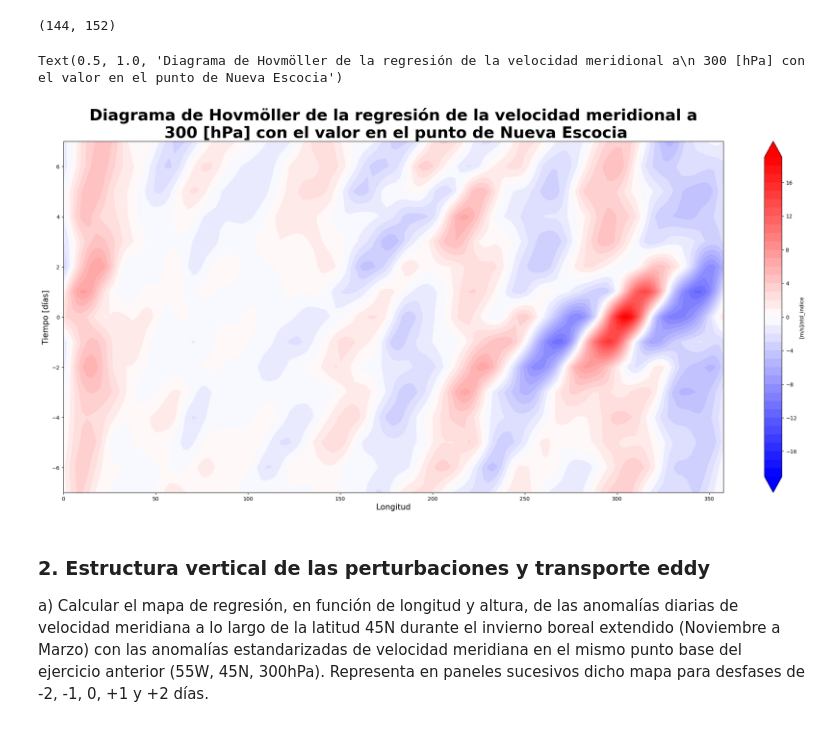
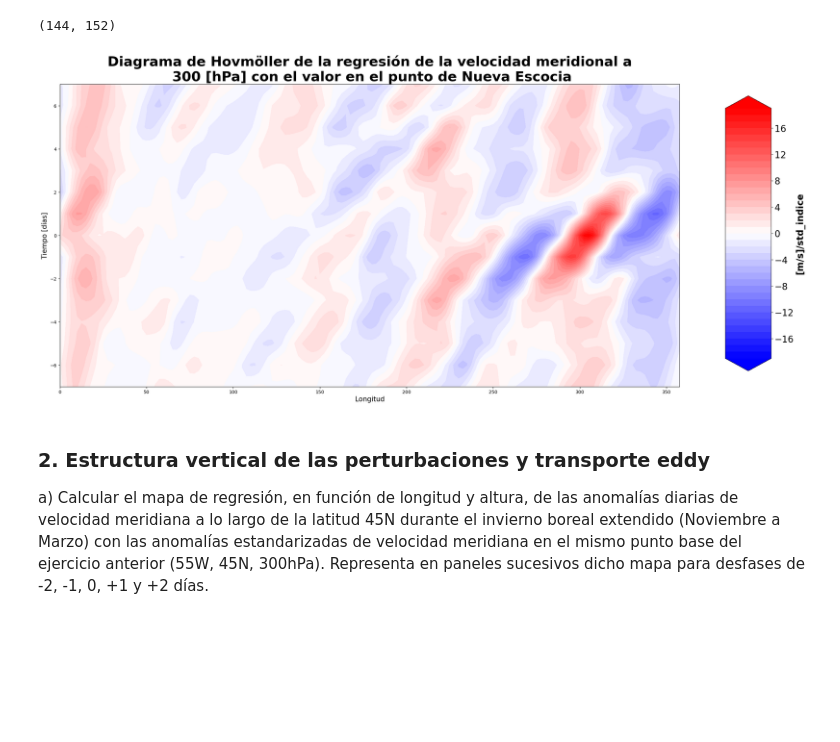
Before and after one commit to Victorgf00/Circulacion-de-la-atmosfera-y-el-Oceano, a Jupyter notebook: practica3_CAO_estudiantes.ipynb, the cells around one changed output. Saved outputs shown, nothing was run; the diff lists cells and outputs as text; code cells hidden in the pictures; blank space fills up the shorter version.

```diff
--- a/practica3_CAO_estudiantes.ipynb
+++ b/practica3_CAO_estudiantes.ipynb
@@ -106,3 +106,11 @@ Vlev_2d= Vlev_2d-Vlev_2d.mean(axis=0)
 Vlev_2d.shape
 # %% [output]
 (3024, 152)
+# %%
+fig= plt.figure(111)
+ax= fig.add_subplot(1,1,1, projection=ccrs.PlateCarree())
+ax.coastlines()
+creg, clon = add_cyclic_point(file.sel(level=300).u.mean(dim='time'), coord=lon)
+levels= np.round(np.linspace(np.min(creg),np.max(creg),num=25),decimals=0)
+im= ax.contourf(clon,lat,creg,levels=levels,cmap='OrRd',extend='both',transform= ccrs.PlateCarree())
+plt.colorbar(im, ax=ax,label='[m/s]',orientation='horizontal',shrink=0.8)
@@ -243,17 +254,22 @@ REG=np.transpose(REG)
 # %%
 fig = plt.figure(figsize=(28,12))
 ax = fig.add_subplot(1, 1, 1)
 rango= np.max((np.abs(REG.min()),np.abs(REG.max())))
 levels_hoevmoller= np.round(np.arange(-rango, +rango, 1),decimals=0)
 im = ax.contourf(lon,lags,REG,levels_hoevmoller,cmap='bwr',extend='both')
-fig.colorbar(im,ax=ax, label='[m/s]/std_indice') #Para la barra de colores
+#fig.colorbar(im,ax=ax, label='[m/s]/std_indice') #Para la barra de colores
+fig.subplots_adjust(right=0.8)
+cbar_ax = fig.add_axes([0.85, 0.15, 0.05, 0.7])
+colorbar = plt.colorbar(im, cax=cbar_ax,label='[m/s]/std_indice')
+colorbar.ax.tick_params(labelsize=20)
+colorbar.ax.set_ylabel('[m/s]/std_indice', fontsize=20,weight='bold')
 #ii = ax.contour(latT,lev/100,mediaTpast)
 ax.set_xlabel('Longitud',fontsize=15)
 ax.set_ylabel('Tiempo [días]',fontsize=15)
 ax.set_title('Diagrama de Hovmöller de la regresión de la velocidad meridional a\n 300 [hPa] con el valor en el punto de Nueva Escocia',fontsize=30,weight='bold')
+plt.savefig('Parte 1/hovmoller_velocidad.png')
 # %% [output]
-Text(0.5, 1.0, 'Diagrama de Hovmöller de la regresión de la velocidad meridional a\n 300 [hPa] con el valor en el punto de Nueva Escocia')
-[figure, old version]
+[figure, new version]
 # %% [markdown]
 ### 2. Estructura vertical de las perturbaciones y transporte eddy
 
```
Also changed, not shown: parts of 2 cells of this notebook.
